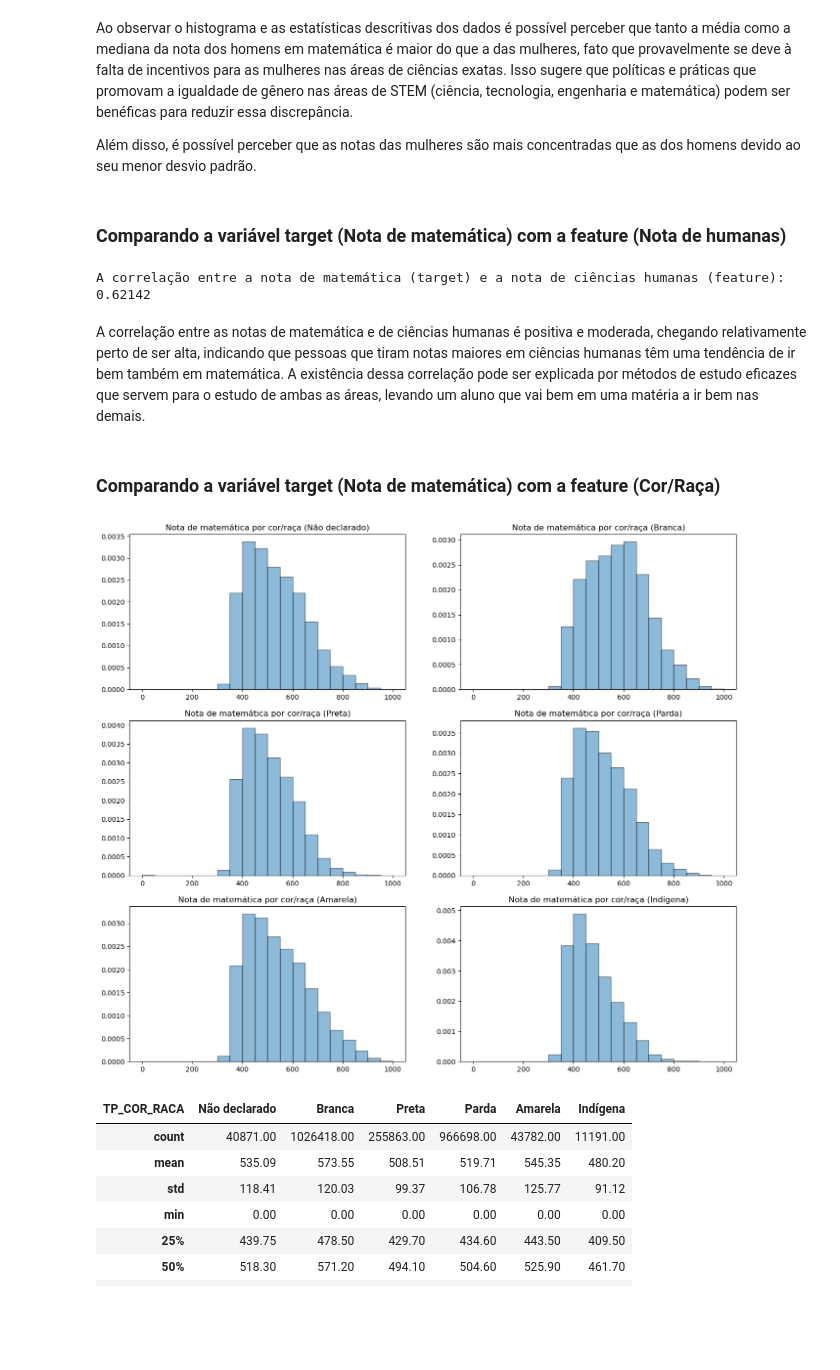
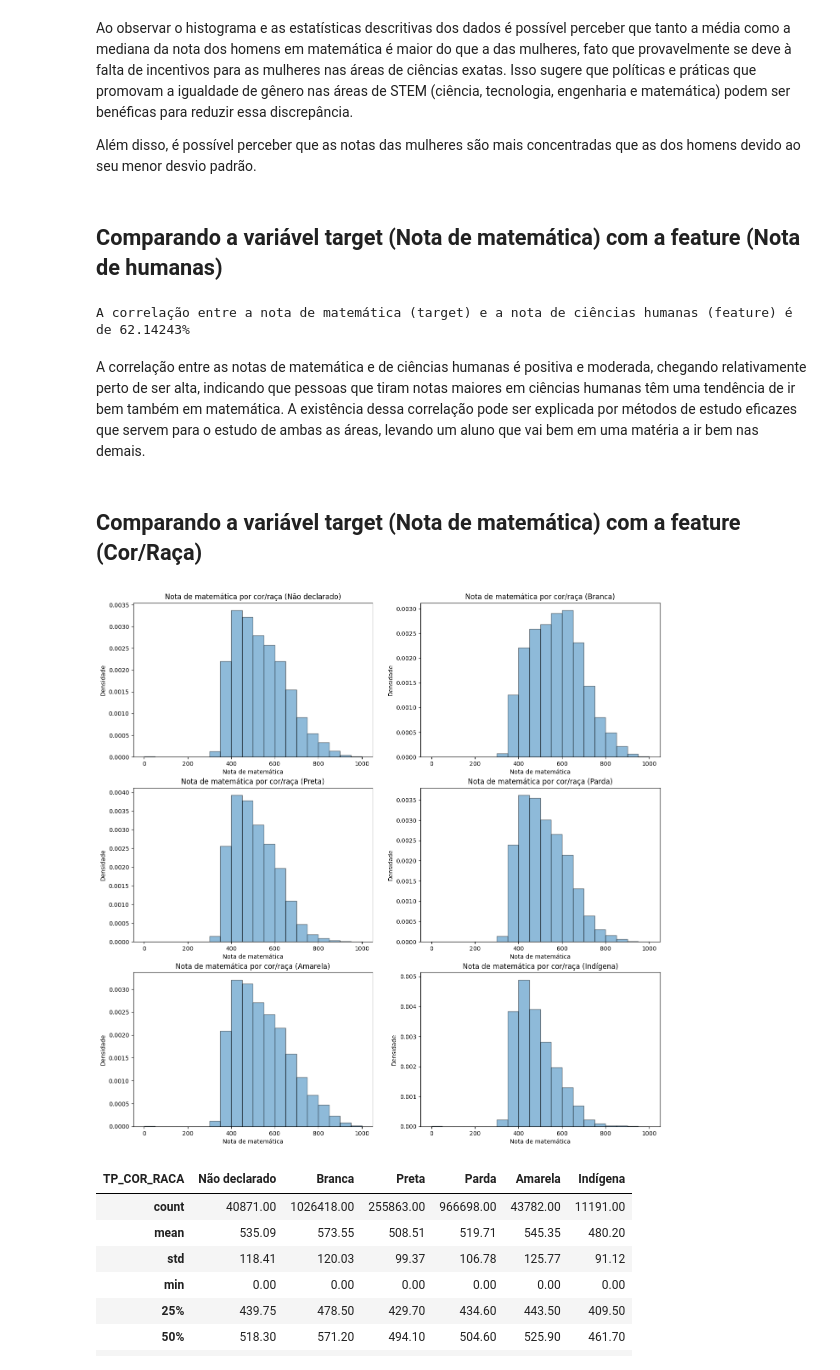
Before and after one commit to Phvr06/Proj2-Cdados, a Jupyter notebook: main.ipynb, the cells around one changed output. Saved outputs shown, nothing was run; the diff lists cells and outputs as text; code cells hidden in the pictures; blank space fills up the shorter version.

```diff
--- a/main.ipynb
+++ b/main.ipynb
@@ -86,25 +115,31 @@ Ao observar o histograma e as estatísticas descritivas dos dados é possível p
 
 Além disso, é possível perceber que as notas das mulheres são mais concentradas que as dos homens devido ao seu menor desvio padrão.
 # %% [markdown]
-### Comparando a variável target (Nota de matemática) com a feature (Nota de humanas)
+## Comparando a variável target (Nota de matemática) com a feature (Nota de humanas)
 # %%
+# Calculando a correlação entre as notas de matemática e ciências humanas
 corr = target.corr(nota_humanas)
-print(f'A correlação entre a nota de matemática (target) e a nota de ciências humanas (feature): {corr:.5f}')
+print(f'A correlação entre a nota de matemática (target) e a nota de ciências humanas (feature) é de {corr*100:.5f}%')
 # %% [output]
-A correlação entre a nota de matemática (target) e a nota de ciências humanas (feature): 0.62142
+A correlação entre a nota de matemática (target) e a nota de ciências humanas (feature) é de 62.14243%
 # %% [markdown]
 A correlação entre as notas de matemática e de ciências humanas é positiva e moderada, chegando relativamente perto de ser alta, indicando que pessoas que tiram notas maiores em ciências humanas têm uma tendência de ir bem também em matemática. A existência dessa correlação pode ser explicada por métodos de estudo eficazes que servem para o estudo de ambas as áreas, levando um aluno que vai bem em uma matéria a ir bem nas demais.
 # %% [markdown]
-### Comparando a variável target (Nota de matemática) com a feature (Cor/Raça)
+## Comparando a variável target (Nota de matemática) com a feature (Cor/Raça)
 # %%
+### Plotagem do histograma das notas de matemática por cor/raça ###
+cores = ['gray', 'b', 'k', 'y', 'r', 'g']
 amp = np.linspace(0, 1000, 21)
-plt.figure(figsize=(16, 14))
+plt.figure(figsize=(16, 16))
 for category in cor_raca.categories:
     notas = dados.loc[dados.TP_COR_RACA == category, 'NU_NOTA_MT']
     plt.subplot(3, 2, cor_raca.categories.get_loc(category) + 1)
     plt.hist(notas, bins=amp, alpha=0.5, density=True, edgecolor='black')
     plt.title(f'Nota de matemática por cor/raça ({category})')
+    plt.ylabel('Densidade')
+    plt.xlabel('Nota de matemática')
+
 plt.show()
 # %% [output]
-[figure, old version]
+[figure, new version]
 # %%
```
Also changed, not shown: parts of 42 cells of this notebook.
